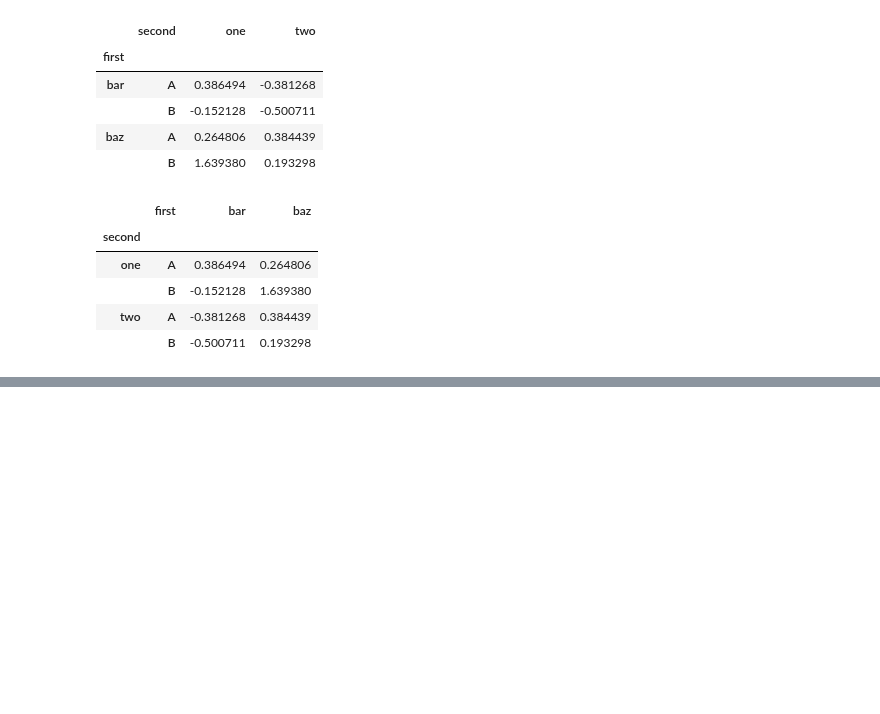
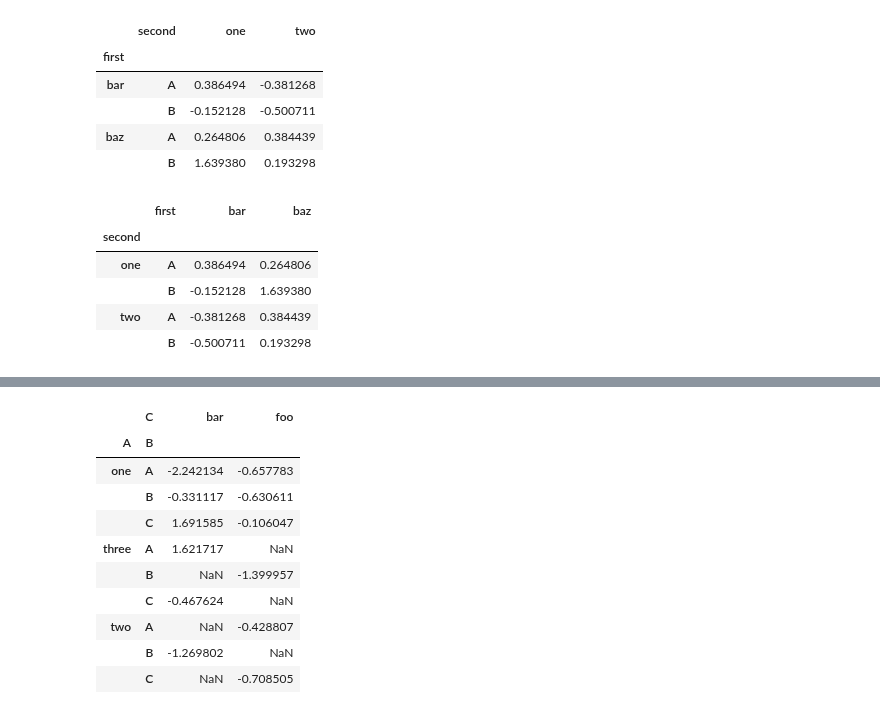
Before and after one commit to dnlmkhlv/ml, a Jupyter notebook: pandas/pandas_tutorial.ipynb, the cells around one changed output, grey strips where cells are left out. Saved outputs shown, nothing was run; the diff lists cells and outputs as text; code cells hidden in the pictures; blank space fills up the shorter version.

```diff
--- a/pandas/pandas_tutorial.ipynb
+++ b/pandas/pandas_tutorial.ipynb
@@ -775,0 +804,14 @@ stacked.unstack(0)
+# %%
+pd.pivot_table(df, values="D", index=["A", "B"], columns=["C"])
+# %% [output]
+|  | C | bar | foo |
+| A | B |  |  |
+| one | A | -2.242134 | -0.657783 |
+|  | B | -0.331117 | -0.630611 |
+|  | C | 1.691585 | -0.106047 |
+| three | A | 1.621717 | NaN |
+|  | B | NaN | -1.399957 |
+|  | C | -0.467624 | NaN |
+| two | A | NaN | -0.428807 |
+|  | B | -1.269802 | NaN |
+|  | C | NaN | -0.708505 |
```
Also changed, not shown: parts of 3 cells of this notebook.
